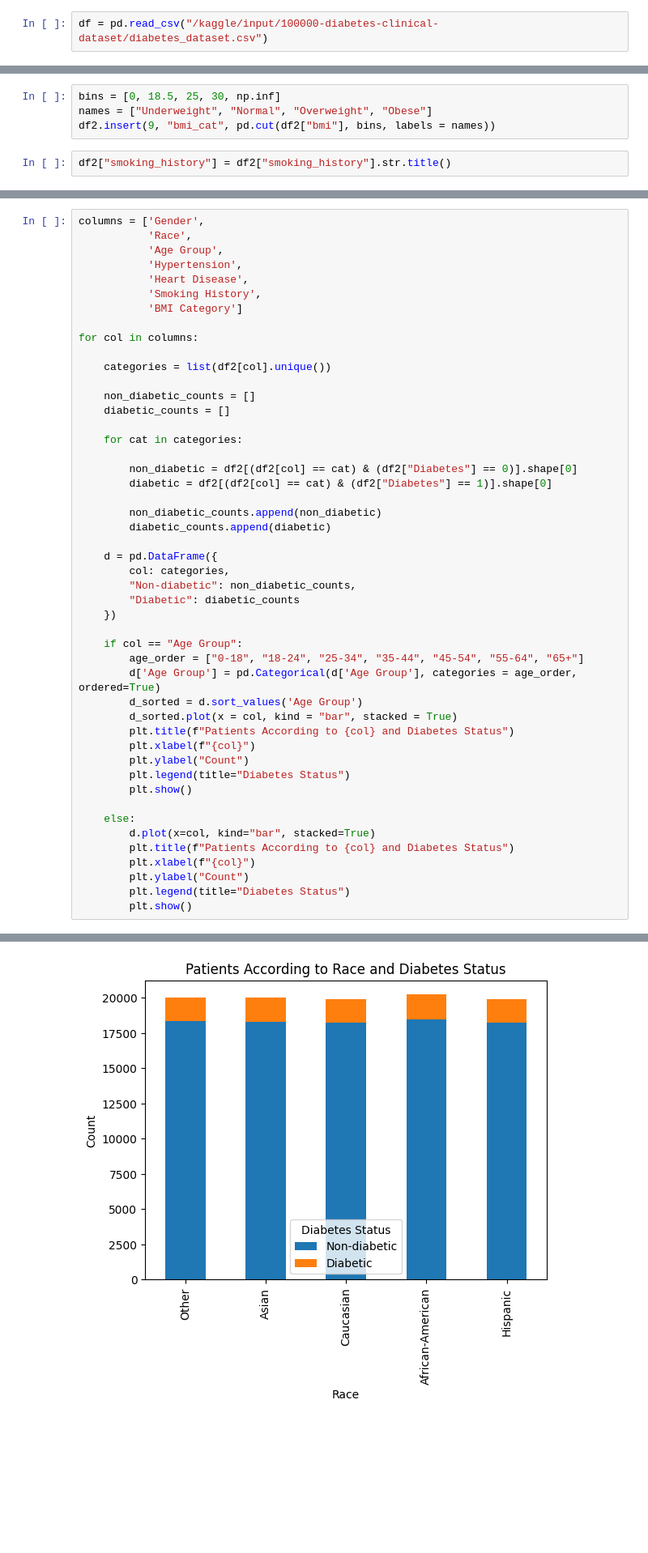
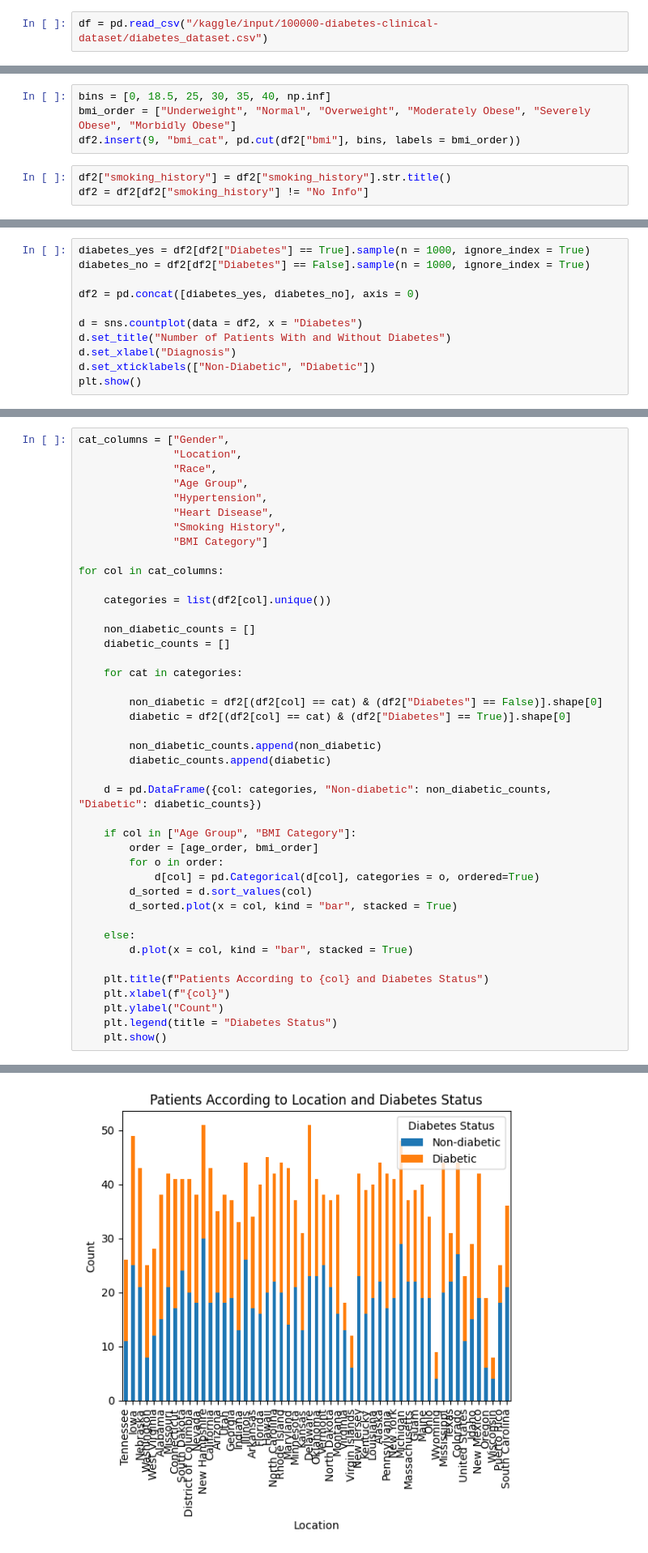
Before and after one commit to ayla011/diabetes_prediction_model, a Jupyter notebook: Who's_at_Risk_of_Diabetes?_(with_Prediction_Model).ipynb, the cells around one changed output, grey strips where cells are left out. Shown at 81% size. Cells and saved outputs as stored; diff of their text form; blank space fills up the shorter version.

```diff
--- a/Who's_at_Risk_of_Diabetes?_(with_Prediction_Model).ipynb
+++ b/Who's_at_Risk_of_Diabetes?_(with_Prediction_Model).ipynb
@@ -233,9 +161,10 @@ df2.insert(3, "age_cat", pd.cut(df2["age"], bins, labels = names))
 # %%
-bins = [0, 18.5, 25, 30, np.inf]
-names = ["Underweight", "Normal", "Overweight", "Obese"]
-df2.insert(9, "bmi_cat", pd.cut(df2["bmi"], bins, labels = names))
+bins = [0, 18.5, 25, 30, 35, 40, np.inf]
+bmi_order = ["Underweight", "Normal", "Overweight", "Moderately Obese", "Severely Obese", "Morbidly Obese"]
+df2.insert(9, "bmi_cat", pd.cut(df2["bmi"], bins, labels = bmi_order))
 # %%
 df2["smoking_history"] = df2["smoking_history"].str.title()
+df2 = df2[df2["smoking_history"] != "No Info"]
 # %%
 columns = ['gender', 'race', 'age_cat', 'location', 'hypertension','heart_disease', 'smoking_history', 'bmi_cat', 'diabetes']
 
@@ -277,0 +211,11 @@ df2
+# %%
+diabetes_yes = df2[df2["Diabetes"] == True].sample(n = 1000, ignore_index = True)
+diabetes_no = df2[df2["Diabetes"] == False].sample(n = 1000, ignore_index = True)
+
+df2 = pd.concat([diabetes_yes, diabetes_no], axis = 0)
+
+d = sns.countplot(data = df2, x = "Diabetes")
+d.set_title("Number of Patients With and Without Diabetes")
+d.set_xlabel("Diagnosis")
+d.set_xticklabels(["Non-Diabetic", "Diabetic"])
+plt.show()
@@ -298,13 +246,14 @@ memory usage: 4.7 MB
 # %%
-columns = ['Gender',
-           'Race',
-           'Age Group',
-           'Hypertension',
-           'Heart Disease',
-           'Smoking History',
-           'BMI Category']
+cat_columns = ["Gender",
+               "Location",
+               "Race",
+               "Age Group",
+               "Hypertension",
+               "Heart Disease",
+               "Smoking History",
+               "BMI Category"]
 
-for col in columns:
+for col in cat_columns:
 
     categories = list(df2[col].unique())
 
@@ -313,34 +262,27 @@ for col in columns:
 
     for cat in categories:
 
-        non_diabetic = df2[(df2[col] == cat) & (df2["Diabetes"] == 0)].shape[0]
-        diabetic = df2[(df2[col] == cat) & (df2["Diabetes"] == 1)].shape[0]
+        non_diabetic = df2[(df2[col] == cat) & (df2["Diabetes"] == False)].shape[0]
+        diabetic = df2[(df2[col] == cat) & (df2["Diabetes"] == True)].shape[0]
 
         non_diabetic_counts.append(non_diabetic)
         diabetic_counts.append(diabetic)
 
-    d = pd.DataFrame({
-        col: categories,
-        "Non-diabetic": non_diabetic_counts,
-        "Diabetic": diabetic_counts
-    })
+    d = pd.DataFrame({col: categories, "Non-diabetic": non_diabetic_counts, "Diabetic": diabetic_counts})
 
-    if col == "Age Group":
-        age_order = ["0-18", "18-24", "25-34", "35-44", "45-54", "55-64", "65+"]
-        d['Age Group'] = pd.Categorical(d['Age Group'], categories = age_order, ordered=True)
-        d_sorted = d.sort_values('Age Group')
+    if col in ["Age Group", "BMI Category"]:
+        order = [age_order, bmi_order]
+        for o in order:
+            d[col] = pd.Categorical(d[col], categories = o, ordered=True)
+        d_sorted = d.sort_values(col)
         d_sorted.plot(x = col, kind = "bar", stacked = True)
-        plt.title(f"Patients According to {col} and Diabetes Status")
-        plt.xlabel(f"{col}")
-        plt.ylabel("Count")
-        plt.legend(title="Diabetes Status")
-        plt.show()
 
     else:
-        d.plot(x=col, kind="bar", stacked=True)
-        plt.title(f"Patients According to {col} and Diabetes Status")
-        plt.xlabel(f"{col}")
-        plt.ylabel("Count")
-        plt.legend(title="Diabetes Status")
-        plt.show()
+        d.plot(x = col, kind = "bar", stacked = True)
+
+    plt.title(f"Patients According to {col} and Diabetes Status")
+    plt.xlabel(f"{col}")
+    plt.ylabel("Count")
+    plt.legend(title = "Diabetes Status")
+    plt.show()
 # %% [output]
@@ -348 +290 @@ for col in columns:
-[figure, old version]
+[figure, new version]
```
Also changed, not shown: parts of 47 cells of this notebook.
